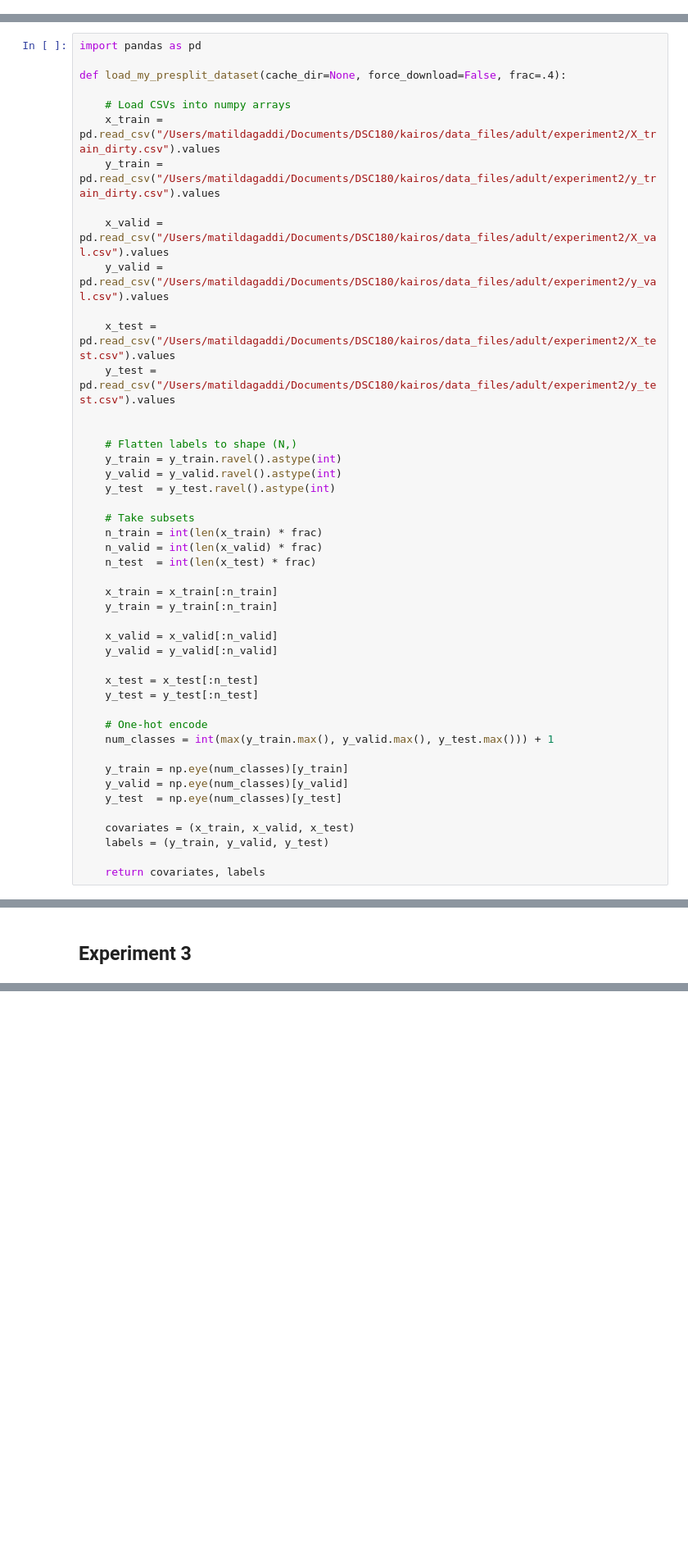
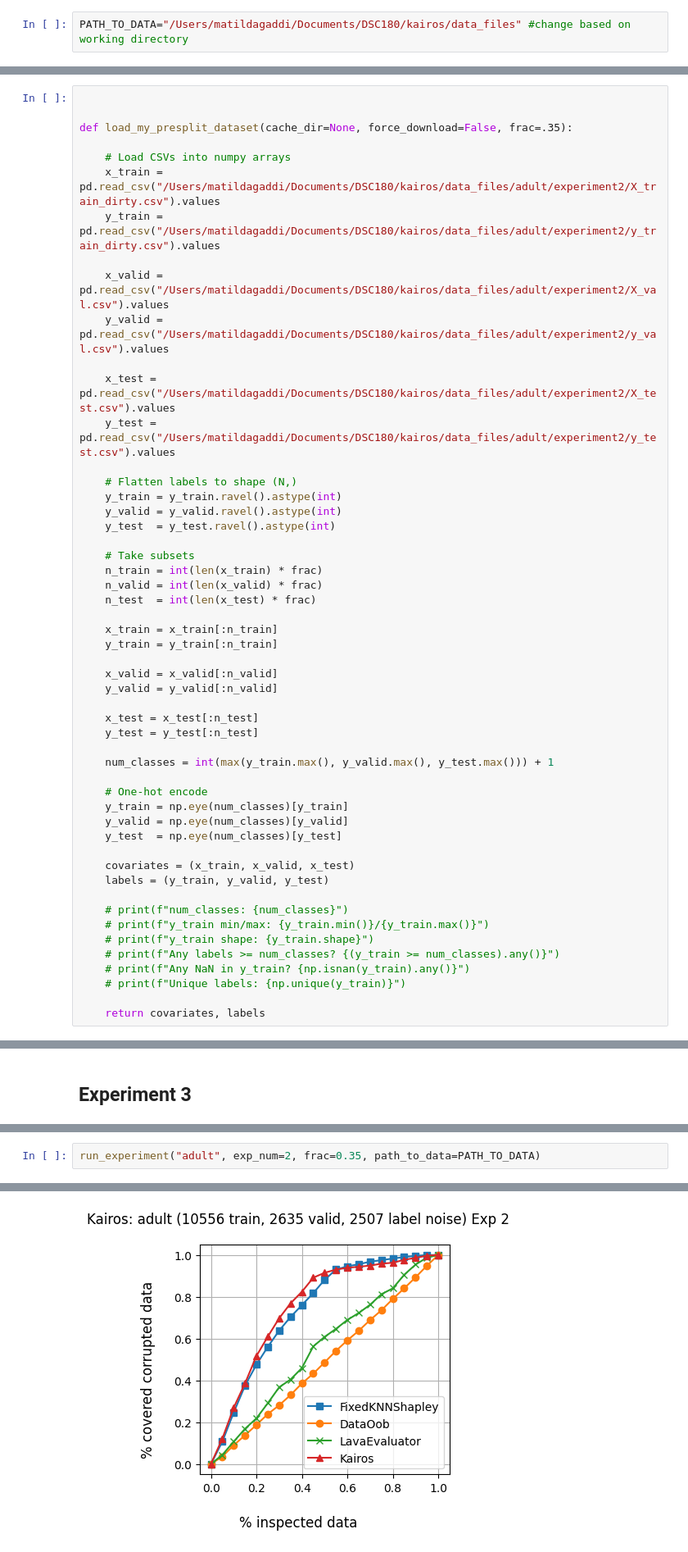
Before and after one commit to deepikasenthil24/data-valuation-q1, a Jupyter notebook: kairos/examples/adult-data-kairos.ipynb, the cells around one changed output, grey strips where cells are left out. Shown at 82% size. Saved outputs shown, nothing was run; the diff lists cells and outputs as text; blank space fills up the shorter version.

Commit message:
initial setup for multiple experiments

```diff
--- a/kairos/examples/adult-data-kairos.ipynb
+++ b/kairos/examples/adult-data-kairos.ipynb
@@ -1,2 +3,4 @@
+# %%
+PATH_TO_DATA="/Users/matildagaddi/Documents/DSC180/kairos/data_files" #change based on working directory
 # %% [markdown]
 # Import Libraries
@@ -50,9 +63,9 @@ def write_dict(d, fname):
 # %% [markdown]
 # Adult Dataset
 # %%
-import pandas as pd
 
-def load_my_presplit_dataset(cache_dir=None, force_download=False, frac=.4):
+
+def load_my_presplit_dataset(cache_dir=None, force_download=False, frac=.35):
 
     # Load CSVs into numpy arrays
     x_train = pd.read_csv("/Users/matildagaddi/Documents/DSC180/kairos/data_files/adult/experiment2/X_train_dirty.csv").values
@@ -63,7 +76,6 @@ def load_my_presplit_dataset(cache_dir=None, force_download=False, frac=.4):
 
     x_test = pd.read_csv("/Users/matildagaddi/Documents/DSC180/kairos/data_files/adult/experiment2/X_test.csv").values
     y_test = pd.read_csv("/Users/matildagaddi/Documents/DSC180/kairos/data_files/adult/experiment2/y_test.csv").values
-
 
     # Flatten labels to shape (N,)
     y_train = y_train.ravel().astype(int)
@@ -84,9 +96,9 @@ def load_my_presplit_dataset(cache_dir=None, force_download=False, frac=.4):
     x_test = x_test[:n_test]
     y_test = y_test[:n_test]
 
-    # One-hot encode
     num_classes = int(max(y_train.max(), y_valid.max(), y_test.max())) + 1
 
+    # One-hot encode
     y_train = np.eye(num_classes)[y_train]
     y_valid = np.eye(num_classes)[y_valid]
     y_test  = np.eye(num_classes)[y_test]
@@ -94,6 +106,13 @@ def load_my_presplit_dataset(cache_dir=None, force_download=False, frac=.4):
     covariates = (x_train, x_valid, x_test)
     labels = (y_train, y_valid, y_test)
 
+    # print(f"num_classes: {num_classes}")
+    # print(f"y_train min/max: {y_train.min()}/{y_train.max()}")
+    # print(f"y_train shape: {y_train.shape}")
+    # print(f"Any labels >= num_classes? {(y_train >= num_classes).any()}")
+    # print(f"Any NaN in y_train? {np.isnan(y_train).any()}")
+    # print(f"Unique labels: {np.unique(y_train)}")
+
     return covariates, labels
 # %% [markdown]
 ## Experiment 2
@@ -280,0 +498,3 @@ LavaEvaluator F1 score: 0.3346
+# %%
+run_experiment("adult", exp_num=2, frac=0.35, path_to_data=PATH_TO_DATA)
+# %% [output]
@@ -280,0 +506 @@ LavaEvaluator F1 score: 0.3346
+[figure, added]
```
Also changed, not shown: parts of 9 cells of this notebook.
